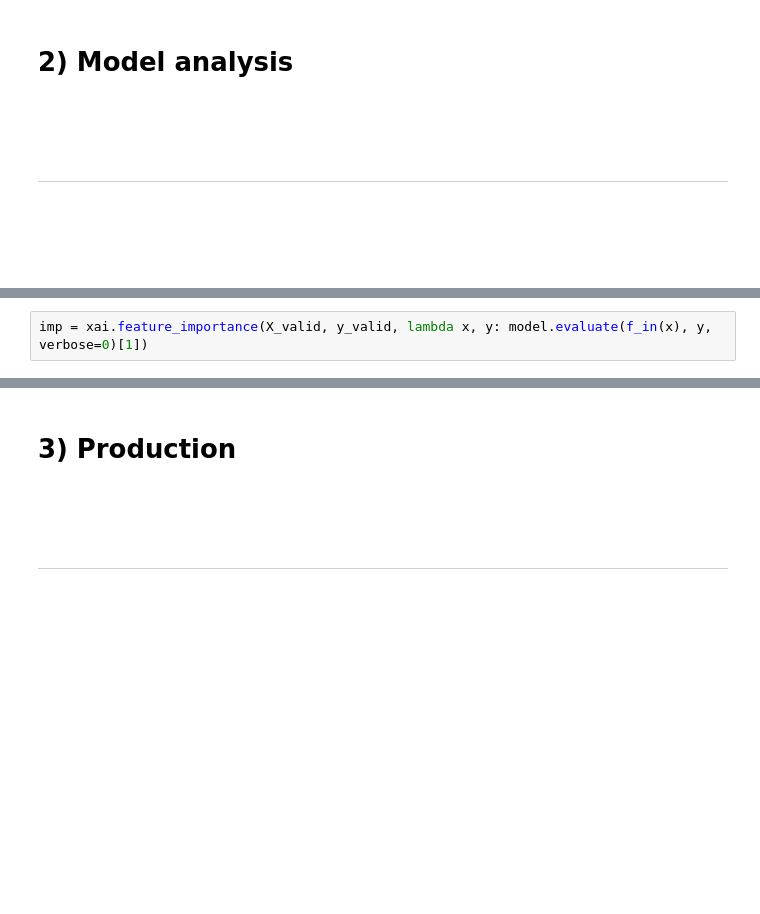
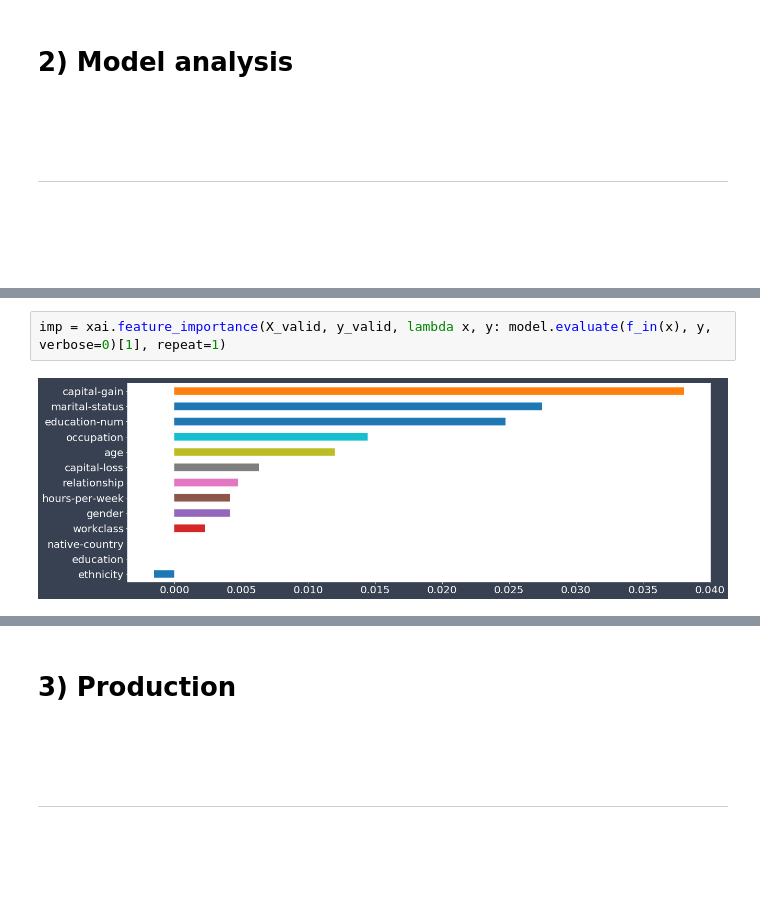
Before and after one commit to EthicalML/explainability-and-bias, a Jupyter notebook: Bias Evaluation & Explainability.ipynb, the cells around one changed output, grey strips where cells are left out. Drawn from its saved outputs; the diff is of its cells as text; blank space fills up the shorter version.

```diff
--- a/Bias Evaluation & Explainability.ipynb
+++ b/Bias Evaluation & Explainability.ipynb
@@ -848,5 +959,7 @@ im = xai.metrics_imbalance(X_valid, y_valid, pred, col_name="gender", categorica
 # %%
-imp = xai.feature_importance(X_valid, y_valid, lambda x, y: model.evaluate(f_in(x), y, verbose=0)[1])
+imp = xai.feature_importance(X_valid, y_valid, lambda x, y: model.evaluate(f_in(x), y, verbose=0)[1], repeat=1)
+# %% [output]
+[figure, added]
 # %%
 shap_explainer = shap.KernelExplainer(shap_predict, X.iloc[:100,:])
 shap_idx = 0
```
Also changed, not shown: parts of 42 cells of this notebook, 1 other file.
